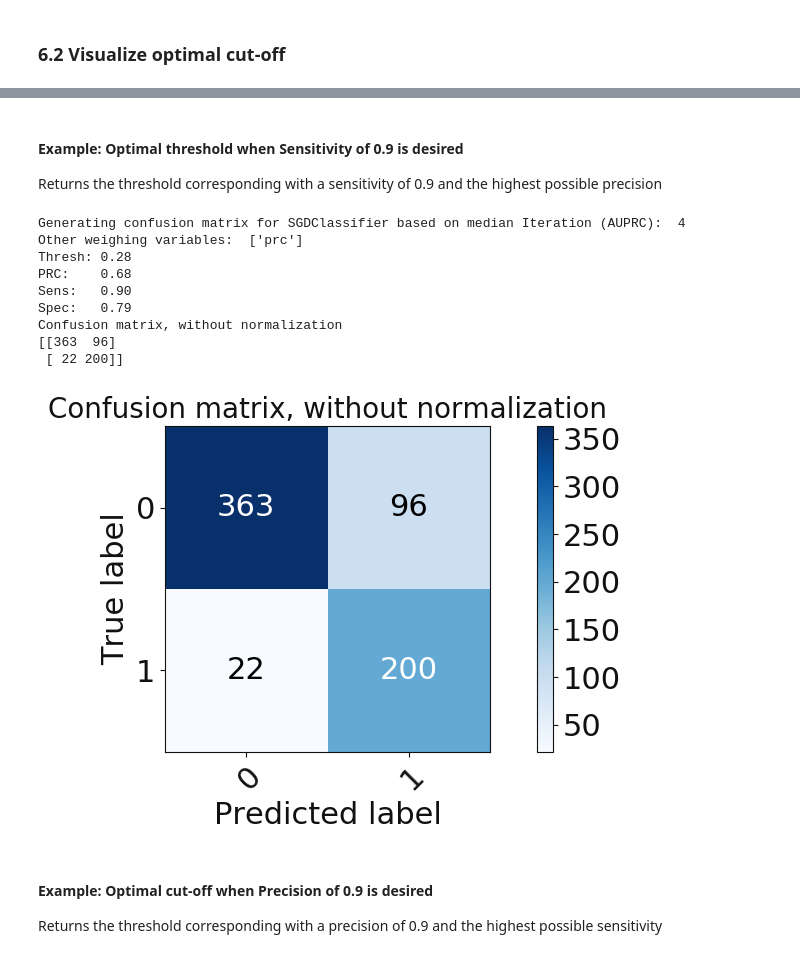
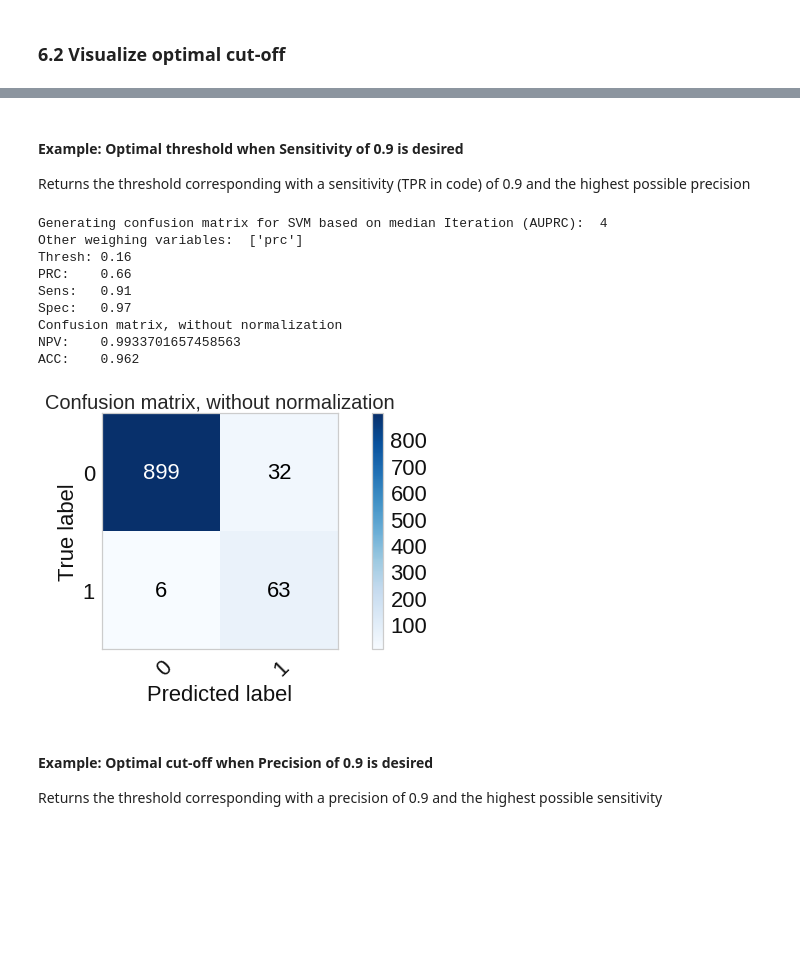
Before and after one commit to levrex/DiagnosisExtraction_ML, a Jupyter notebook: Notebook_Diagnosis_Extraction.ipynb, the cells around one changed output, grey strips where cells are left out. Drawn from its saved outputs; the diff is of its cells as text; code cells hidden in the pictures; blank space fills up the shorter version.

Commit message:
More convenient + user-friendly notebook & updated TextClassification class

```diff
--- a/Notebook_Diagnosis_Extraction.ipynb
+++ b/Notebook_Diagnosis_Extraction.ipynb
@@ -249,31 +306,0 @@ Visualize performance of the models in ROC curve
-# %%
-import importlib
-import matplotlib.pylab as pylab
-importlib.reload(bc)
-import matplotlib as mpl
-mpl.style.use('default')
-
-
-lbls = ['Naive Bayes', 'Gradient Boosting', 'Neural Networks', 'SVM', 'Random Forest', 'Dummy']
-
-l_folds = bc.preset_CV10Folds(X)
-filtered_pipe = pipe_list[:3] + pipe_list[4:7] # exclude decision -> because it cant assess the probabilities!
-params = {'legend.fontsize': 10,
-          'figure.figsize': (14,10),
-          'axes.grid': False,
-         'axes.labelsize': 26,
-         'axes.titlesize':'xx-small',
-         'xtick.labelsize':22,
-          'axes.labelcolor' : 'k',
-          'ytick.color' : 'k',
-          'xtick.color': 'k',
-        'font.weight':'regular',
-         'ytick.labelsize':22}
-pylab.rcParams.update(params)
-plt.figure()
-
-plt, ref_auc, auc_ref, fitted_wm = bc.plotCustomModelROC(WordMatching, X, y, l_folds, 'Word Matching', 'r', '--') # custom made roc
-plt, dt_auc, auc_dt, fitted_dt = bc.plotBinaryROC(pipe_list[3], 'Decision Tree', X, y, l_folds, 'y')
-plt, d_aucs, fitted_models = bc.plotCrossValidationROC(filtered_pipe,'ROC curve for different classification methods', lbls, X, y, l_folds, ref_auc)
-
-plt.savefig('figures/results/ROC_curve_all_methods.png', bbox_inches='tight')
@@ -464,12 +428,0 @@ Provided models are re-assembled
-# %%
-import TextClassification as tc
-import importlib
-importlib.reload(tc)
-
-filtered_pipe = pipe_list[4:6] # SVM & RandomForest
-
-tm = tc.TextClassification(X, y, filtered_pipe)
-tm.binarizeLabel(y, true_label='y')
-tm.assignPalette()
-tm.fitModels()
-tm.plotPrecisionRecall() # necessary to assess the median Iteration
@@ -486,23 +429,23 @@ SGDClassifier 0.874423380883078 (std : +/-0.01641025542646167 )
 # %% [markdown]
 #### Example: Optimal threshold when Sensitivity of 0.9 is desired
-Returns the threshold corresponding with a sensitivity of 0.9 and the highest possible precision
+Returns the threshold corresponding with a sensitivity (TPR in code) of 0.9 and the highest possible precision
 # %%
 import matplotlib.pylab as pylab
 params = {'figure.figsize': (10,5), 'axes.titlesize':20, 'font.weight':'regular', 'xtick.labelsize':22, 'ytick.labelsize':22, 'axes.labelsize':22, 'font.size':22}#fontweight='bold'
 pylab.rcParams.update(params)
 
-tm.getConfusionMatrix('SGDClassifier', desired=0.9, most_val='tpr')
+tm.getConfusionMatrix('SVM', desired=0.9, most_val='tpr')
 # %% [output]
-Generating confusion matrix for SGDClassifier based on median Iteration (AUPRC):  4
+Generating confusion matrix for SVM based on median Iteration (AUPRC):  4
 Other weighing variables:  ['prc']
-Thresh: 0.28
-PRC:    0.68
-Sens:   0.90
-Spec:   0.79
+Thresh: 0.16
+PRC:    0.66
+Sens:   0.91
+Spec:   0.97
 Confusion matrix, without normalization
-[[363  96]
- [ 22 200]]
+NPV:    0.9933701657458563
+ACC:    0.962
-[figure, old version]
+[figure, new version]
 # %% [markdown]
 #### Example: Optimal cut-off when Precision of 0.9 is desired
 Returns the threshold corresponding with a precision of 0.9 and the highest possible sensitivity
```
Also changed, not shown: parts of 47 cells of this notebook, 23 other files.
